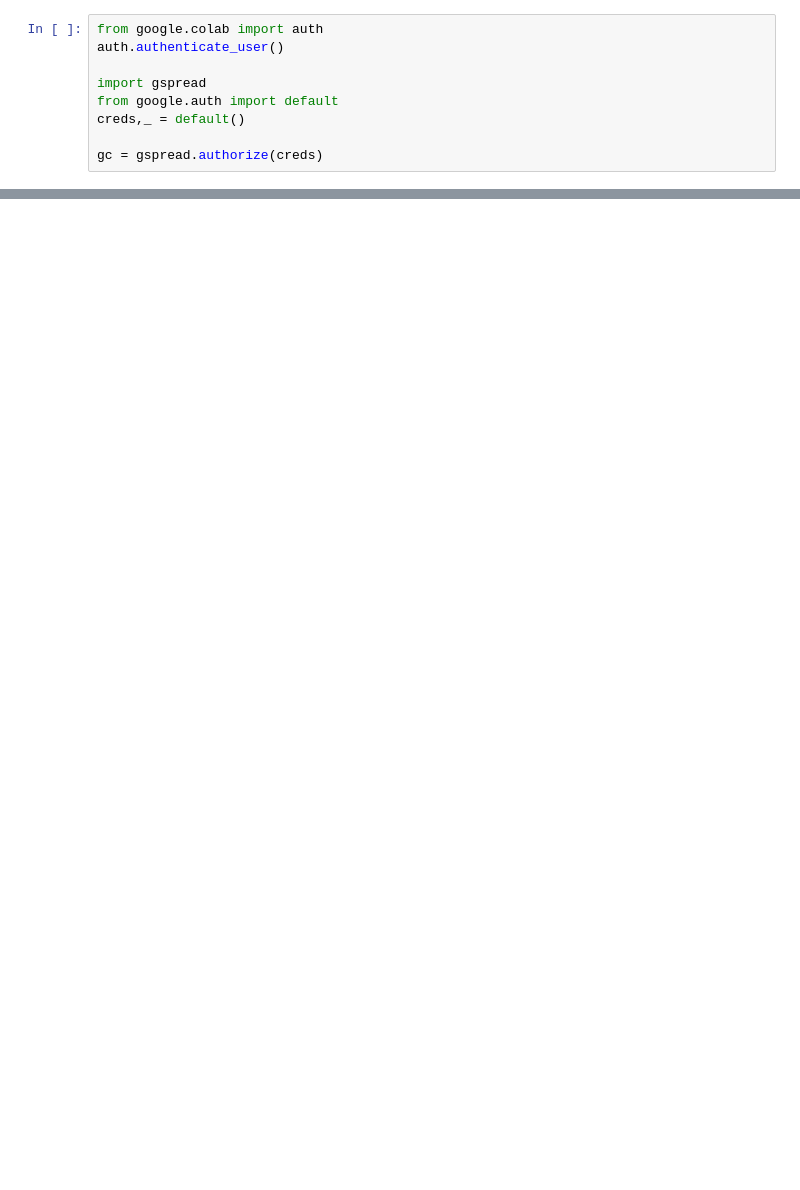
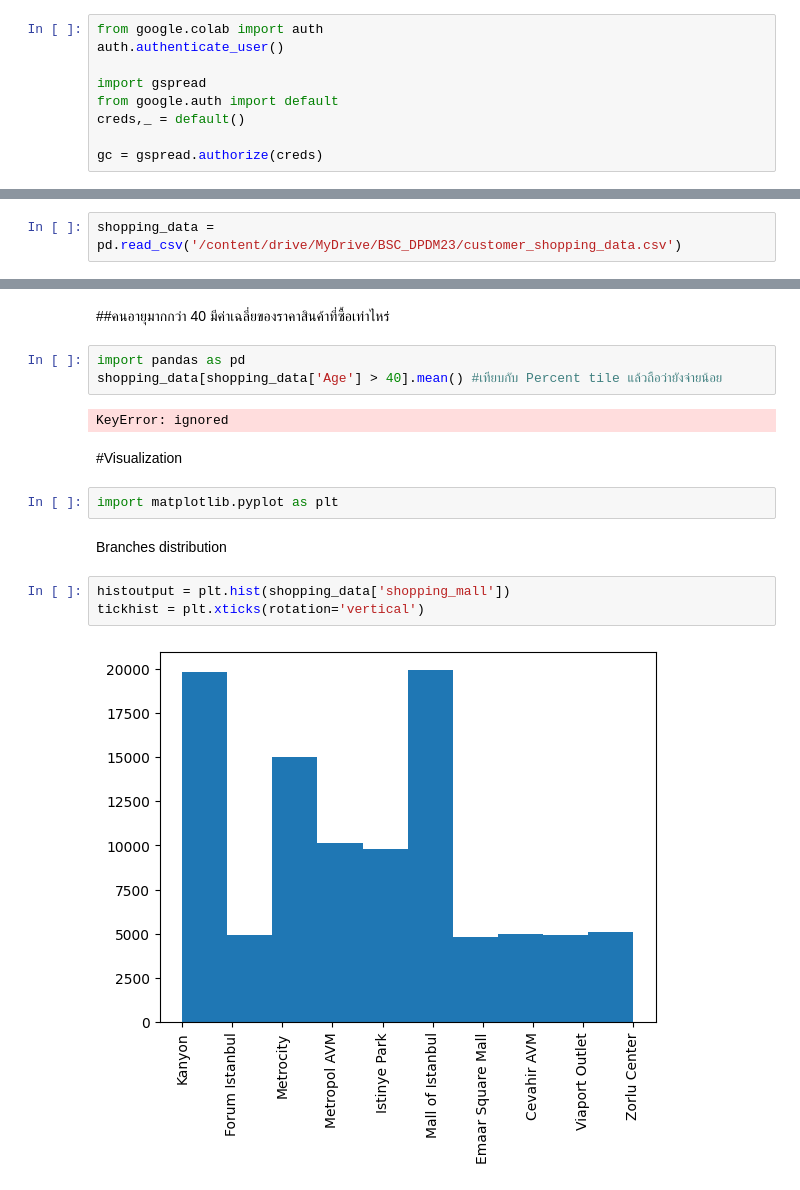
Before and after one commit to Hathaichanoklnwza/BSC_DPDM23, a Jupyter notebook: Understanding_Data.ipynb, the cells around one changed output, grey strips where cells are left out. Saved outputs shown, nothing was run; the diff lists cells and outputs as text; blank space fills up the shorter version.

```diff
--- a/Understanding_Data.ipynb
+++ b/Understanding_Data.ipynb
@@ -78,0 +40,2 @@ data_from_gsheet.head()
+# %%
+shopping_data = pd.read_csv('/content/drive/MyDrive/BSC_DPDM23/customer_shopping_data.csv')
@@ -78,0 +102,18 @@ data_from_gsheet.head()
+# %% [markdown]
+##คนอายุมากกว่า 40 มีค่าเฉลี่ยของราคาสินค้าที่ซื้อเท่าไหร่
+# %%
+import pandas as pd
+shopping_data[shopping_data['Age'] > 40].mean() #เทียบกับ Percent tile แล้วถือว่ายังจ่ายน้อย
+# %% [output]
+KeyError: ignored
+# %% [markdown]
+#Visualization
+# %%
+import matplotlib.pyplot as plt
+# %% [markdown]
+Branches distribution
+# %%
+histoutput = plt.hist(shopping_data['shopping_mall'])
+tickhist = plt.xticks(rotation='vertical')
+# %% [output]
+[figure, added]
```
Also changed, not shown: parts of 69 cells of this notebook.
